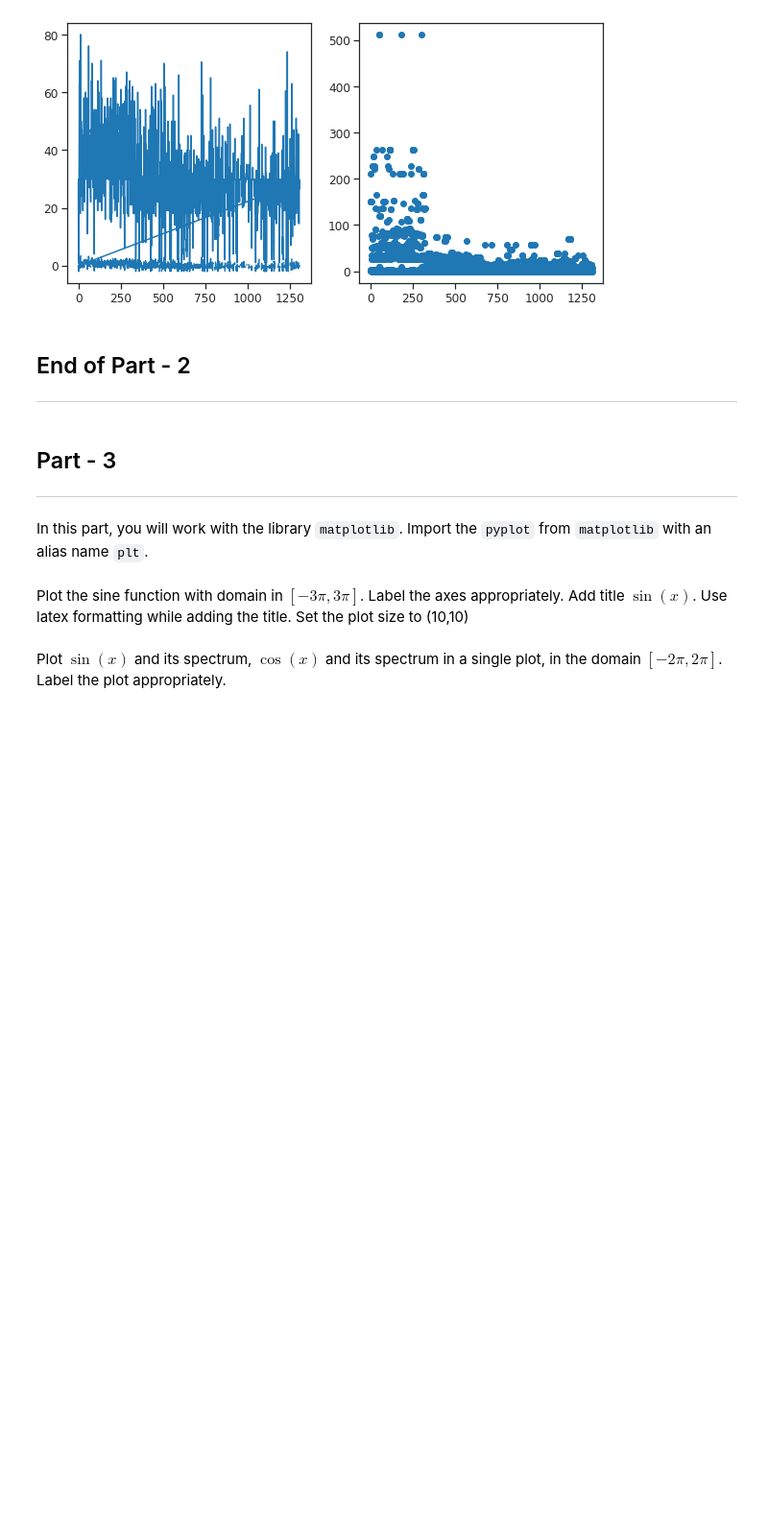
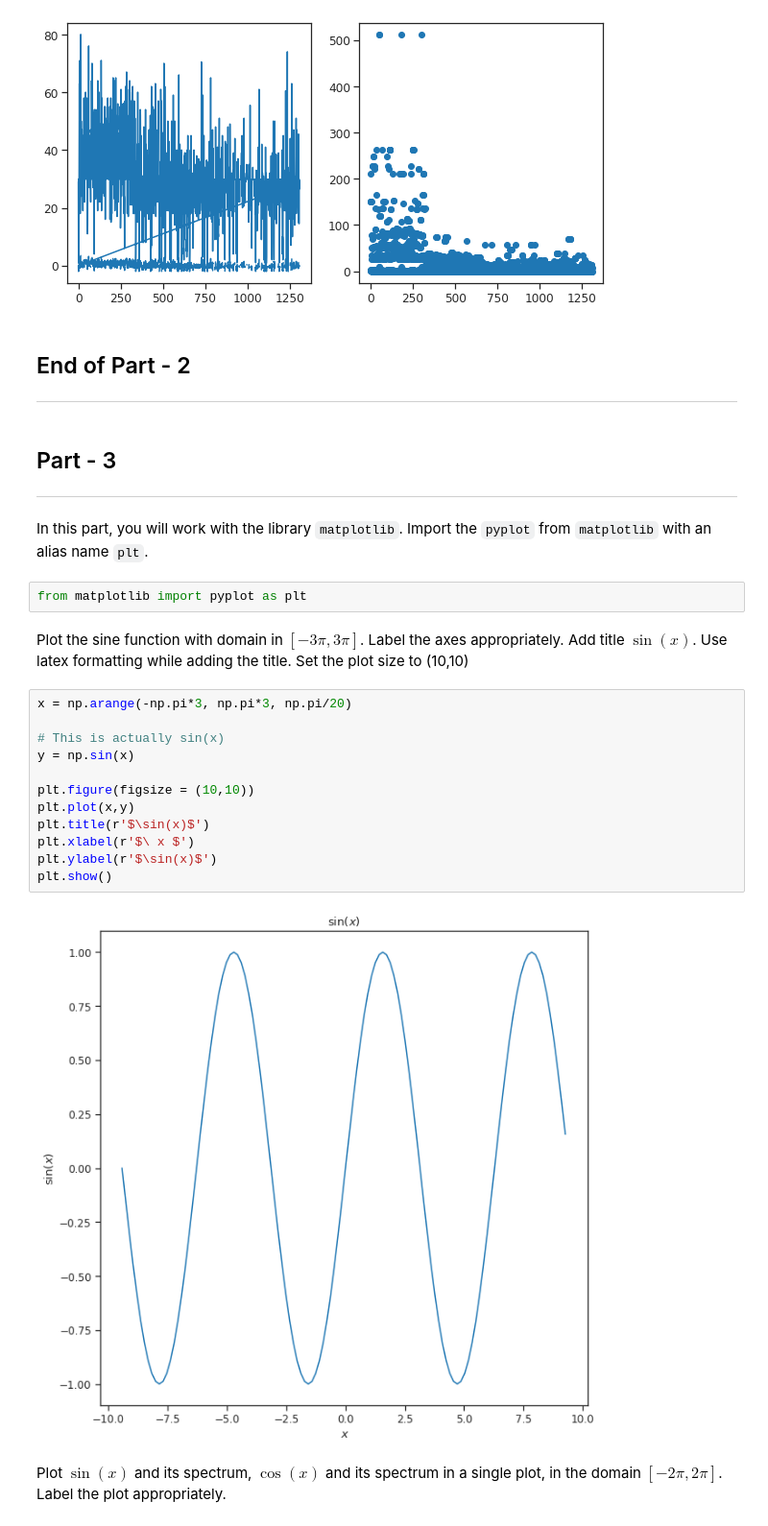
Before and after one commit to Joydeep75/SHALA2020, a Jupyter notebook: JG_Assignment_1_DS.ipynb, the cells around one changed output. Shown at 96% size. Saved outputs shown, nothing was run; the diff lists cells and outputs as text; blank space fills up the shorter version.

````diff
--- a/JG_Assignment_1_DS.ipynb
+++ b/JG_Assignment_1_DS.ipynb
@@ -598,7 +598,23 @@ plt.scatter(titanic_data_new.index.values, titanic_data_new['fare'])
 ---
 # %% [markdown]
 In this part, you will work with the library ```matplotlib```. Import the ```pyplot``` from ```matplotlib``` with an alias name ```plt```.
+# %%
+from matplotlib import pyplot as plt
 # %% [markdown]
 Plot the sine function with domain in $[-3\pi,3\pi]$. Label the axes appropriately. Add title $\sin(x)$. Use latex formatting while adding the title. Set the plot size to (10,10)
+# %%
+x = np.arange(-np.pi*3, np.pi*3, np.pi/20)
+
+# This is actually sin(x)
+y = np.sin(x)
+
+plt.figure(figsize = (10,10))
+plt.plot(x,y)
+plt.title(r'$\sin(x)$')
+plt.xlabel(r'$\ x $')
+plt.ylabel(r'$\sin(x)$')
+plt.show()
+# %% [output]
+[figure, added]
 # %% [markdown]
 Plot $\sin(x)$ and its spectrum, $\cos(x)$ and its spectrum in a single plot, in the domain $[-2\pi,2\pi]$. Label the plot appropriately.
````
Also changed, not shown: parts of 1 cell of this notebook.
